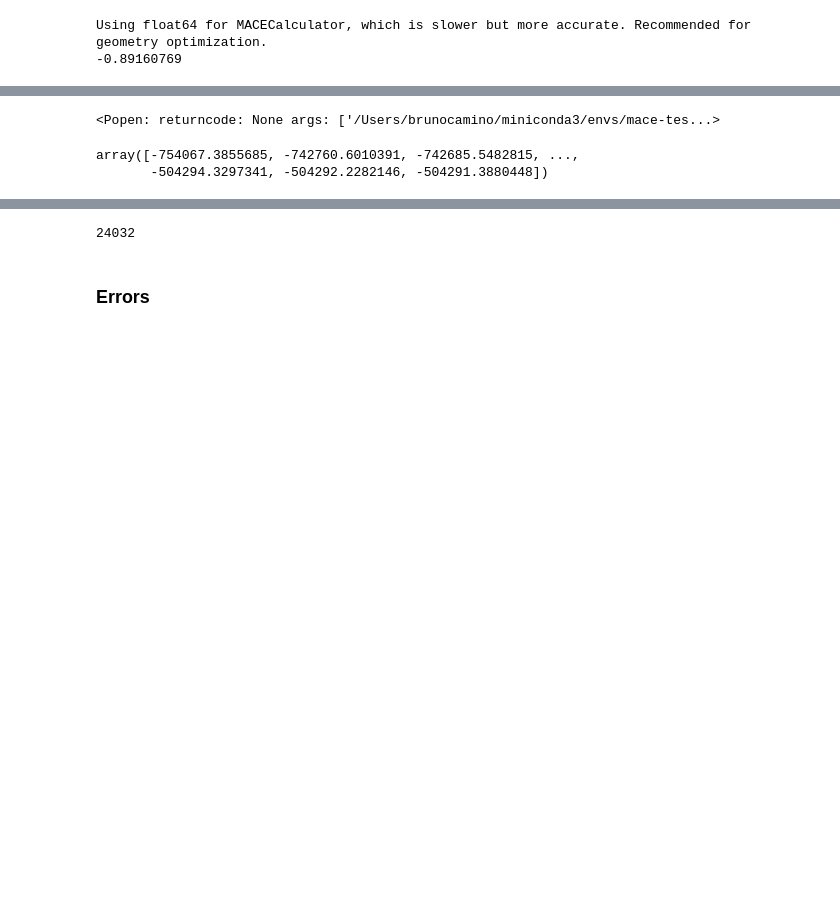
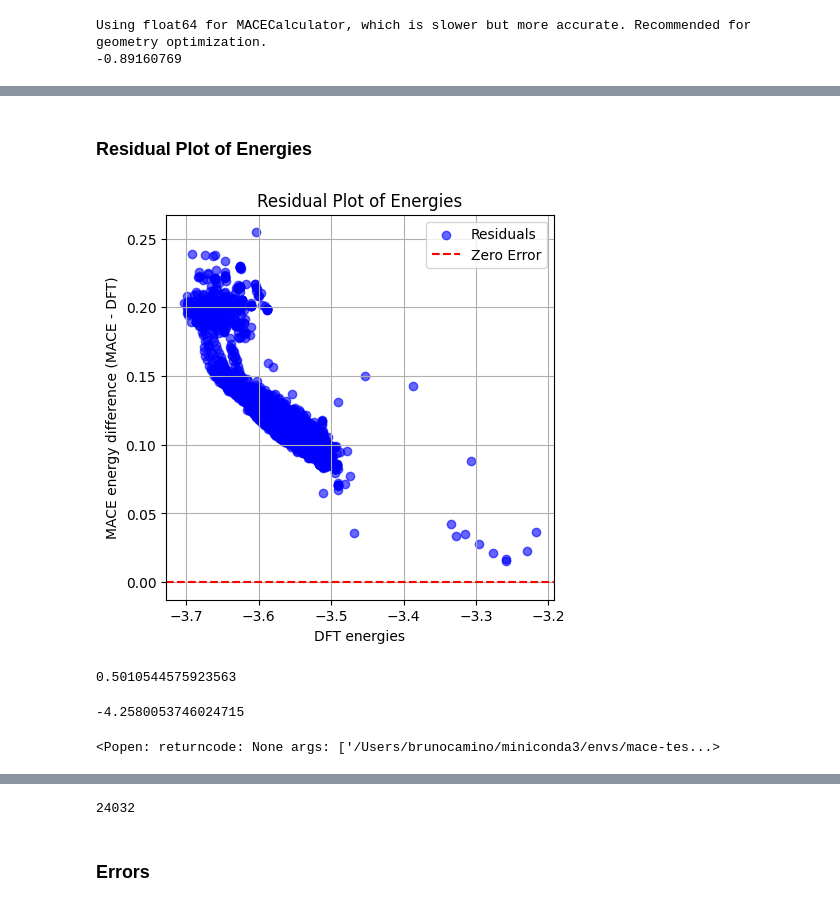
Before and after one commit to cmc-ucl/mace_benchmark, a Jupyter notebook: test_pt_model.ipynb, the cells around one changed output, grey strips where cells are left out. Drawn from its saved outputs; the diff is of its cells as text; code cells hidden in the pictures; blank space fills up the shorter version.

```diff
--- a/test_pt_model.ipynb
+++ b/test_pt_model.ipynb
@@ -377,0 +459,8 @@ Max Percentage Error: 99.91605747238552 %
+# %%
+li_dft_energy = -7.4535580426043E+00*HARTREE_TO_EV
+ti_dft_energy = -8.4917384909564E+02*HARTREE_TO_EV
+s_dft_energy = -3.9804168854419E+02*HARTREE_TO_EV
+
+li_mace_energy = -0.29754725
+ti_mace_energy = -2.50054871
+s_mace_energy = -0.89160769
@@ -378,11 +523,33 @@ Max Percentage Error: 99.91605747238552 %
+# %% [markdown]
+### Residual Plot of Energies
+# %%
+plt.figure(figsize=(5,5))
+residuals = mace_energies_form - dft_energies_form
+plt.scatter(dft_energies_form, residuals, color='blue', alpha=0.6, label="Residuals")
+
+plt.axhline(0, color='red', linestyle='--', label="Zero Error")
+
+plt.xlabel("DFT energies")
+plt.ylabel("MACE energy difference (MACE - DFT)")
+plt.title("Residual Plot of Energies")
+plt.legend()
+plt.grid(True)
+
+plt.show()
+# %% [output]
+[figure, added]
+# %%
+residuals = mace_energies_form - dft_energies_form
+np.mean(residuals)
+# %% [output]
+0.5010544575923563
+# %%
+np.mean(mace_energies_form)
+# %% [output]
+-4.2580053746024715
 # %%
 all_structures = read('data/crystal/lts/concatenated_files/lts_all.xyz',":")
 # %%
 view(all_structures[6398])
 # %% [output]
 <Popen: returncode: None args: ['/Users/brunocamino/miniconda3/envs/mace-tes...>
-# %%
-np.sort(dft_energies)
-# %% [output]
-array([-754067.3855685, -742760.6010391, -742685.5482815, ...,
-       -504294.3297341, -504292.2282146, -504291.3880448])
```
Also changed, not shown: parts of 41 cells of this notebook.
